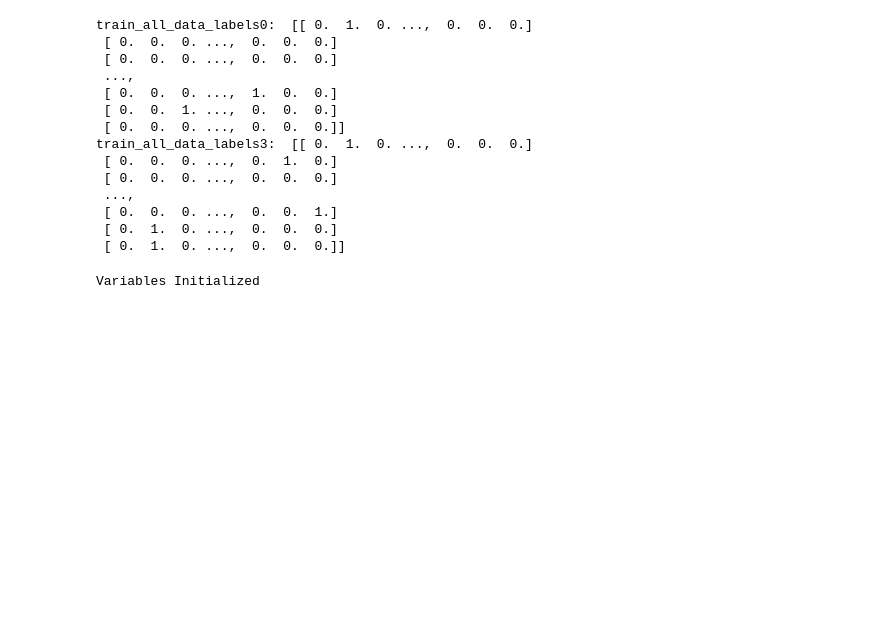
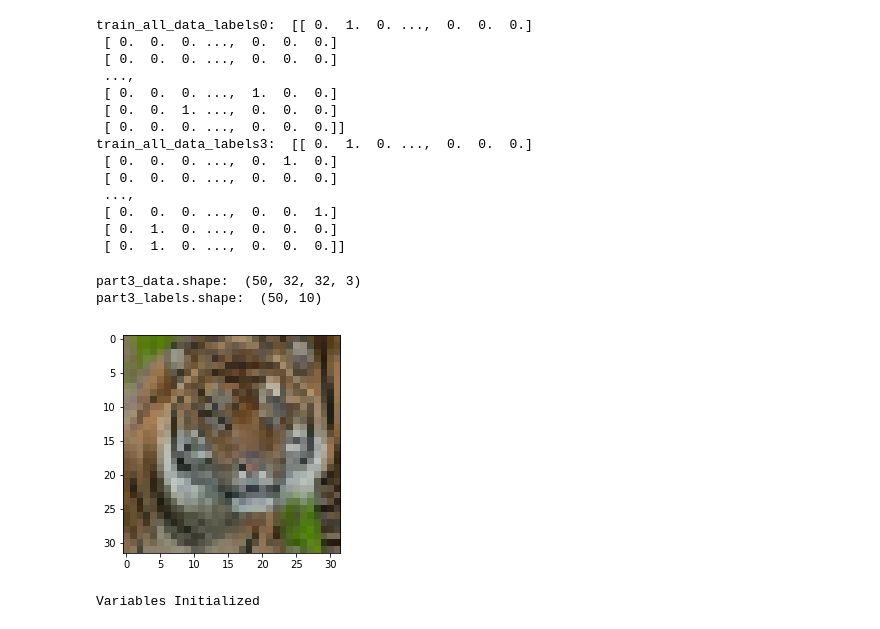
Before and after one commit to bryanbocao/neuralnets-deeplearning, a Jupyter notebook: assignment4-BoCao/src/assign4_exp3.ipynb, the cells around one changed output. Drawn from its saved outputs; the diff is of its cells as text; code cells hidden in the pictures; blank space fills up the shorter version.

Commit message:
Assign4 exp3

```diff
--- a/assignment4-BoCao/src/assign4_exp3.ipynb
+++ b/assignment4-BoCao/src/assign4_exp3.ipynb
@@ -136,6 +142,23 @@ train_all_data_labels3:  [[ 0.  1.  0. ...,  0.  0.  0.]
  [ 0.  0.  0. ...,  0.  0.  1.]
  [ 0.  1.  0. ...,  0.  0.  0.]
  [ 0.  1.  0. ...,  0.  0.  0.]]
+# %%
+import assign4_part3_images_reader as img_reader
+original_part3_data = img_reader.get_data()
+part3_data = np.float32(original_part3_data)
+
+part3_data = (part3_data - (PIXEL_DEPTH / 2.0)) / PIXEL_DEPTH
+part3_data = part3_data.reshape(50, IMAGE_SIZE, IMAGE_SIZE, 3)
+
+part3_labels = img_reader.get_labels()
+print("part3_data.shape: ", part3_data.shape)
+#print("part3_data: ", part3_data)
+print("part3_labels.shape: ", part3_labels.shape)
+img_reader.show_image(original_part3_data, 3) #show the image with index 3
+# %% [output]
+part3_data.shape:  (50, 32, 32, 3)
+part3_labels.shape:  (50, 10)
+[figure, added]
 # %%
 import tensorflow as tf
 
```
Also changed, not shown: parts of 12 cells of this notebook, 1 other file.
